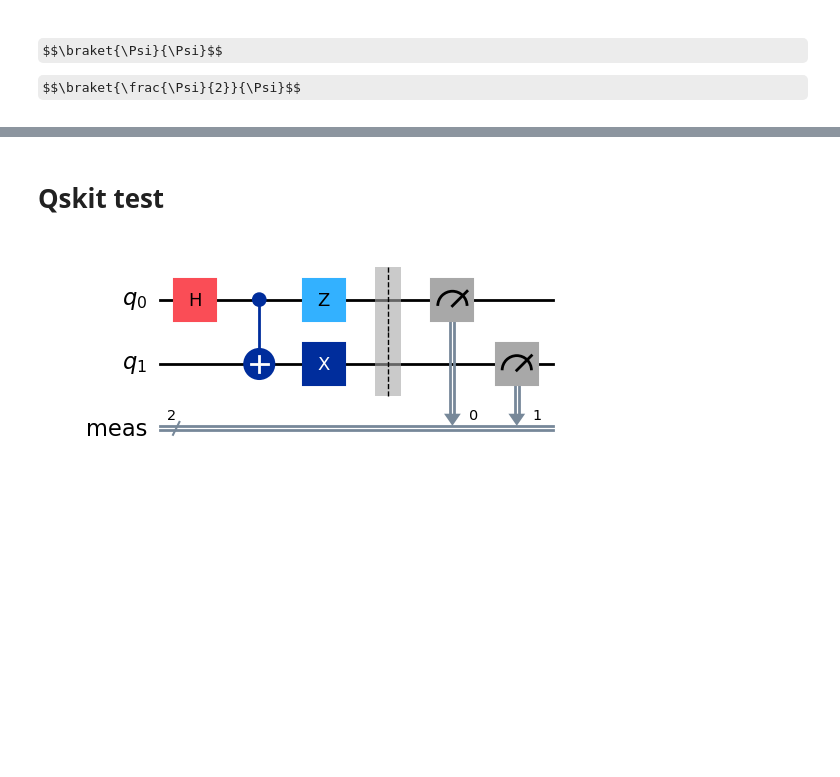
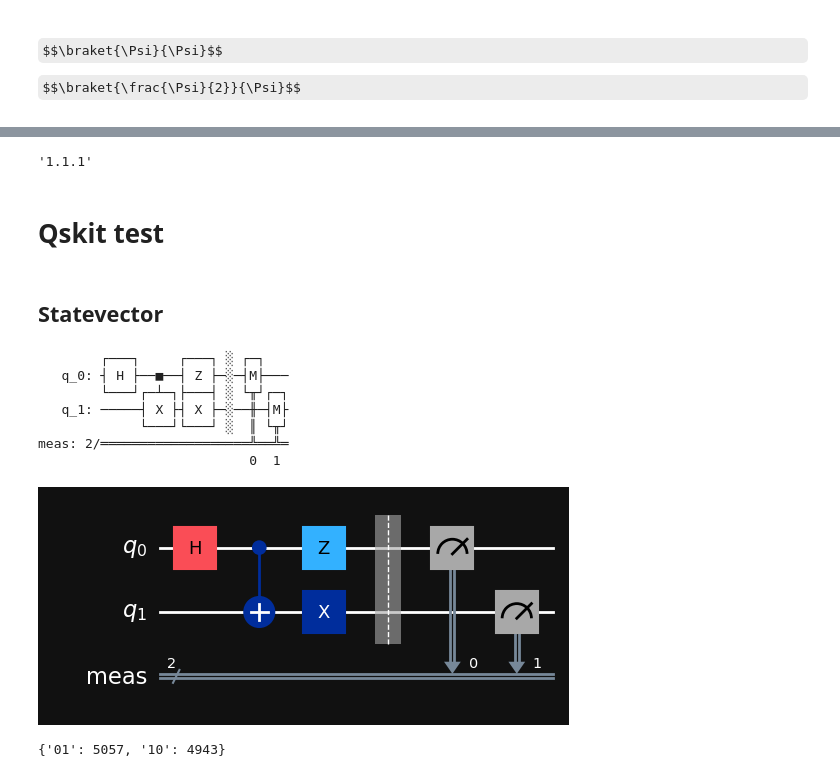
Before and after one commit to TheLittleRock/VQE-Test, a Jupyter notebook: Qskit Test.ipynb, the cells around one changed output, grey strips where cells are left out. Cells and saved outputs as stored; diff of their text form; code cells hidden in the pictures; some formulas as TeX source; blank space fills up the shorter version.

Commit message:
Qiskit test updated

```diff
--- a/Qskit Test.ipynb
+++ b/Qskit Test.ipynb
@@ -39,5 +48,19 @@ from qiskit_aer import AerSimulator
+# %%
+my_style = {
+"backgroundcolor" : "#111111",
+"linecolor" : "#FFFFFF",
+"textcolor": "#FFFFFF",
+"gatetextcolor": "#FFFFFF" }
+# %%
+import qiskit
+
+qiskit.__version__
+# %% [output]
+'1.1.1'
 # %% [markdown]
 # Qskit test
+# %% [markdown]
+## Statevector
 # %%
 qc = QuantumCircuit(2)
 
@@ -48,6 +71,27 @@ qc.x(1)
 
 ### Don't change any code past this line ###
 qc.measure_all()
-qc.draw('mpl')
+qc.draw()
 # %% [output]
-[figure, removed]
+        ┌───┐     ┌───┐ ░ ┌─┐
+   q_0: ┤ H ├──■──┤ Z ├─░─┤M├───
+        └───┘┌─┴─┐├───┤ ░ └╥┘┌─┐
+   q_1: ─────┤ X ├┤ X ├─░──╫─┤M├
+             └───┘└───┘ ░  ║ └╥┘
+meas: 2/═══════════════════╩══╩═
+                           0  1
+# %%
+qc.draw('mpl', style = my_style)
+# %% [output]
+[figure, added]
+# %%
+sampler = StatevectorSampler()
+pub = (qc)
+job_sampler = sampler.run([pub], shots=10000)
+
+result_sampler = job_sampler.result()
+counts_sampler = result_sampler[0].data.meas.get_counts()
+
+print(counts_sampler)
+# %% [output]
+{'01': 5057, '10': 4943}
```
Also changed, not shown: parts of 9 cells of this notebook, 1 other file.
